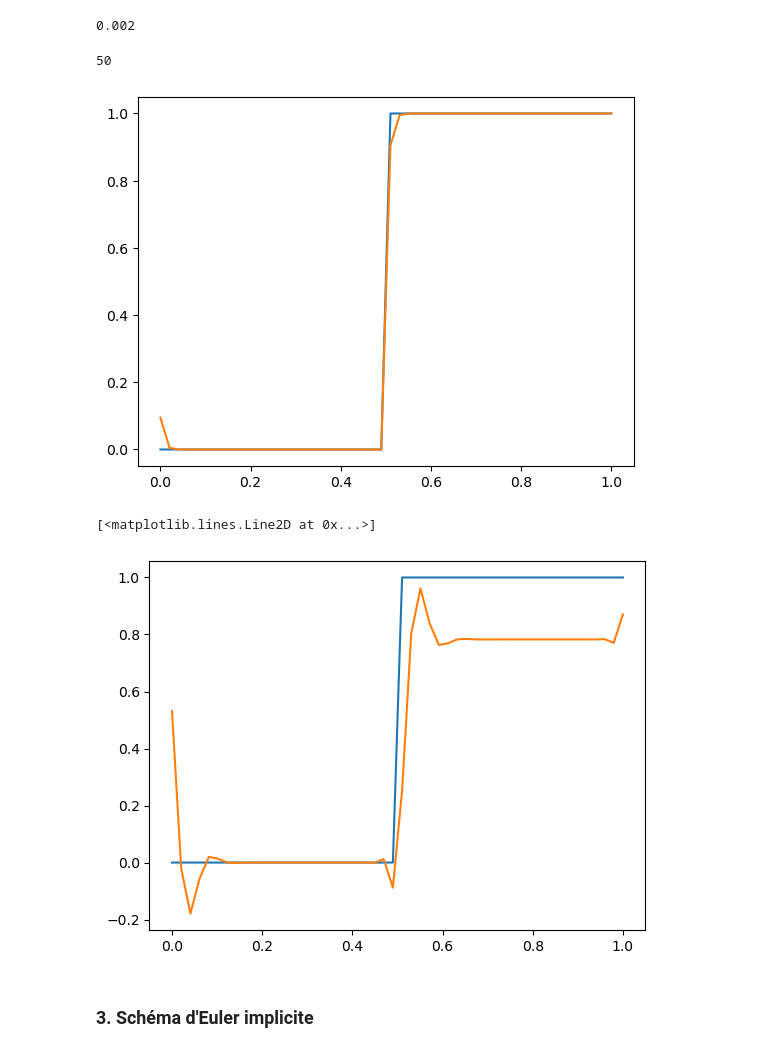
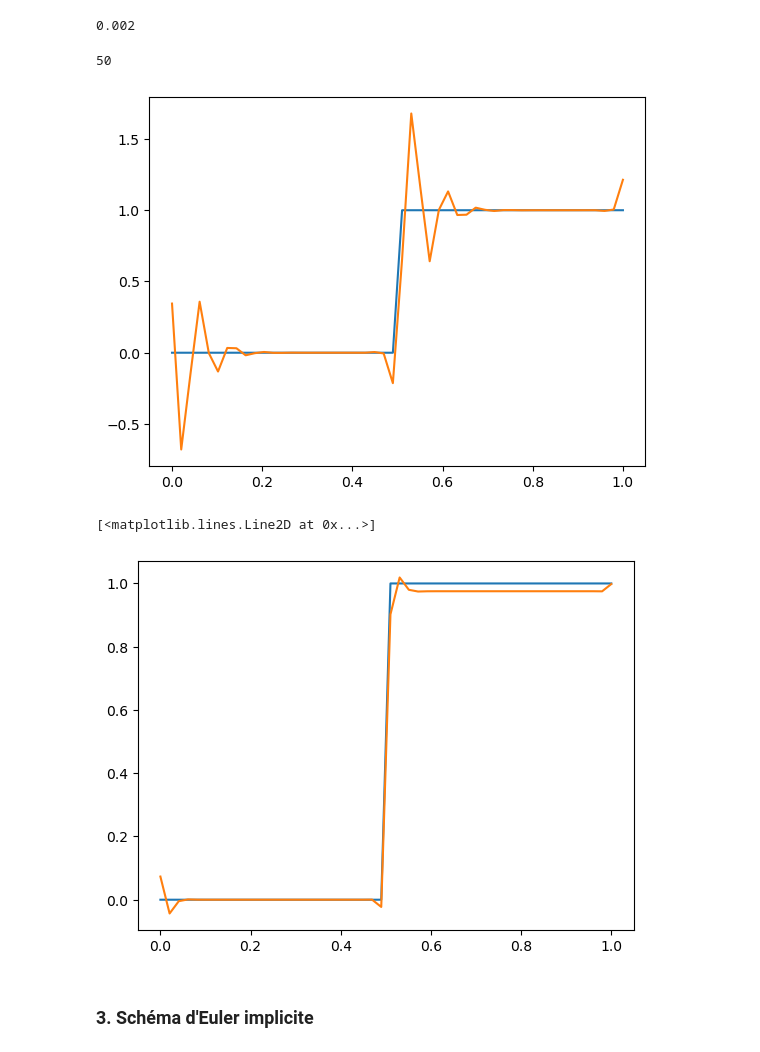
Before and after one commit to MaxMosh/n7-SN, a Jupyter notebook: 2A ModIA/S7 (INSA)/Modélisation et Calcul Scientifique/EDP/TPs/TP2/TP2.ipynb, the cells around one changed output. Saved outputs shown, nothing was run; the diff lists cells and outputs as text; code cells hidden in the pictures.

Commit message:
EDP - TP 4 : suite ; TP 2 : correctifs FOURK (UPO2VFRK non fonctionnel) | Opti. sto. - TP2 : différents paramètres à tester

```diff
--- a/2A ModIA/S7 (INSA)/Modélisation et Calcul Scientifique/EDP/TPs/TP2/TP2.ipynb
+++ b/2A ModIA/S7 (INSA)/Modélisation et Calcul Scientifique/EDP/TPs/TP2/TP2.ipynb
@@ -183,7 +168,7 @@ for k in range(len(p_liste)) :
     grille_temps_espace_RKexpl2[:,0] = np.array(u0)
     for n in range(1,p_liste[k]) :
         #for i in range(m) :
-        grille_temps_espace_RKexpl2[:,n] = RKexpl2_U_etoile(grille_temps_espace_RKexpl2[:,n-1], deltaT_liste[k], C_liste[k], FOUEE_u_i_nplus1)
+        grille_temps_espace_RKexpl2[:,n] = RKexpl2_schema(grille_temps_espace_RKexpl2[:,n-1], du_FOU, deltaT_liste[k])
 
     plt.subplot(1,3,k + 1)
 
@@ -194,11 +181,11 @@ for k in range(len(p_liste)) :
 plt.figure(figsize=(15, 5))
 
 for k in range(len(p_liste)) :
-    grille_temps_espace_RKexpl2 = np.zeros((m,p_liste[k]))
+    grille_temps_espace_RKexpl2 = np.zeros((m,p_liste[k] - 1))
     grille_temps_espace_RKexpl2[:,0] = np.array(u0)
-    for n in range(1,p_liste[k]) :
+    for n in range(1,p_liste[k] - 1) :
         #for i in range(m) :
-        grille_temps_espace_RKexpl2[:,n] = deux_RKexpl2_FOU_U_nplusun(grille_temps_espace_RKexpl2[:,n-1], C_liste[k], deltaT_liste[k])
+        grille_temps_espace_RKexpl2[:,n] = RKexpl2_schema(grille_temps_espace_RKexpl2[:,n-1], du_UPO2VF, deltaT_liste[k])
 
     plt.subplot(1,3,k + 1)
 
@@ -208,15 +196,0 @@ for k in range(len(p_liste)) :
-# %%
-plt.figure(figsize=(15, 5))
-
-for k in range(len(p_liste)) :
-    grille_temps_espace_RKexpl2 = np.zeros((m,p_liste[k]))
-    grille_temps_espace_RKexpl2[:,0] = np.array(u0)
-    for n in range(1,p_liste[k]) :
-        #for i in range(m) :
-        grille_temps_espace_RKexpl2[:,n] = quatre_RKexpl2_FOU_U_nplusun(grille_temps_espace_RKexpl2[:,n-1], C_liste[k], deltaT_liste[k])
-
-    plt.subplot(1,3,k + 1)
-
-    plt.plot(abscisse, grille_temps_espace_RKexpl2[:,0])
-
-    plt.plot(abscisse, grille_temps_espace_RKexpl2[:,-1])
@@ -240,15 +225,0 @@ def cinq_RKexpl2_FOU(U_n, C, dt, schema):
-# %%
-plt.figure(figsize=(15, 5))
-
-for k in range(len(p_liste)) :
-    grille_temps_espace_RKexpl2 = np.zeros((m,p_liste[k]))
-    grille_temps_espace_RKexpl2[:,0] = np.array(u0)
-    for n in range(1,p_liste[k]) :
-        #for i in range(m) :
-        grille_temps_espace_RKexpl2[:,n] = cinq_RKexpl2_FOU(grille_temps_espace_RKexpl2[:,n-1], C_liste[k], deltaT_liste[k], du_FOU)
-
-    plt.subplot(1,3,k + 1)
-
-    plt.plot(abscisse, grille_temps_espace_RKexpl2[:,0])
-
-    plt.plot(abscisse, grille_temps_espace_RKexpl2[:,-1])
@@ -276,7 +230,7 @@ print(deltaT_liste[0])
 # %%
 U_0 = np.array(u0)
 
-grille_FOURK = RK2expl_FOURK(U_0, C_liste[0], deltaT_liste[0])
+grille_FOURK = RK2expl_UPO2VF2(U_0, 0.02)
 
 plt.plot(abscisse, grille_FOURK[:,0])
 plt.plot(abscisse, grille_FOURK[:,-1])
@@ -284,7 +238,7 @@ plt.plot(abscisse, grille_FOURK[:,-1])
 print(np.size(U_0,0))
 # %% [output]
 50
-[figure, old version]
+[figure, new version]
 # %%
 def RK2expl_UPO2VFRK(U_0, C, dt):
     grille = np.zeros((np.size(U_0,0),int(T/dt)))
@@ -303,13 +257,13 @@ def RK2expl_UPO2VFRK(U_0, C, dt):
         grille[:,n] = U_nplusun
     return grille
 # %%
-grille_UPO2VFRK = RK2expl_UPO2VFRK(U_0, C_liste[2], deltaT_liste[2])
+grille_UPO2VFRK = RK2expl_UPO2VFRK(U_0, C_liste[0], deltaT_liste[0])
 
 plt.plot(abscisse, grille_UPO2VFRK[:,0])
 plt.plot(abscisse, grille_UPO2VFRK[:,-1])
 # %% [output]
 [<matplotlib.lines.Line2D at 0x...>]
-[figure, old version]
+[figure, new version]
 # %% [markdown]
 ### __3. Schéma d'Euler implicite__
 # %%
```
Also changed, not shown: parts of 11 cells of this notebook, 5 other files.
